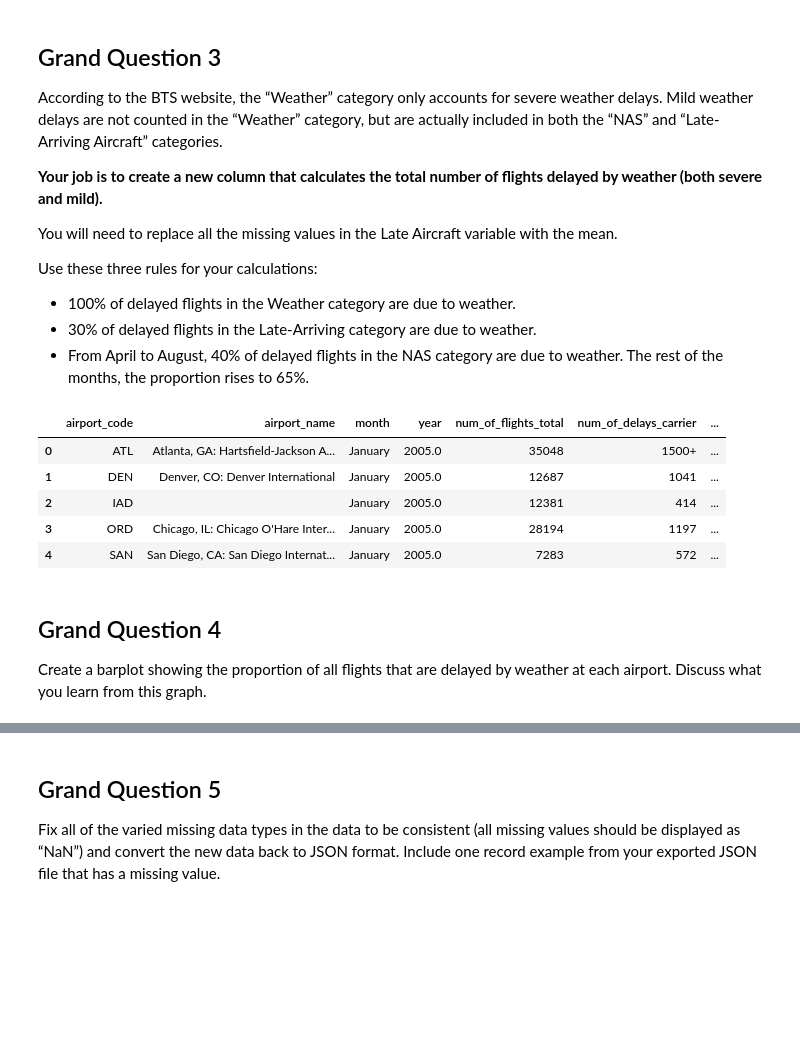
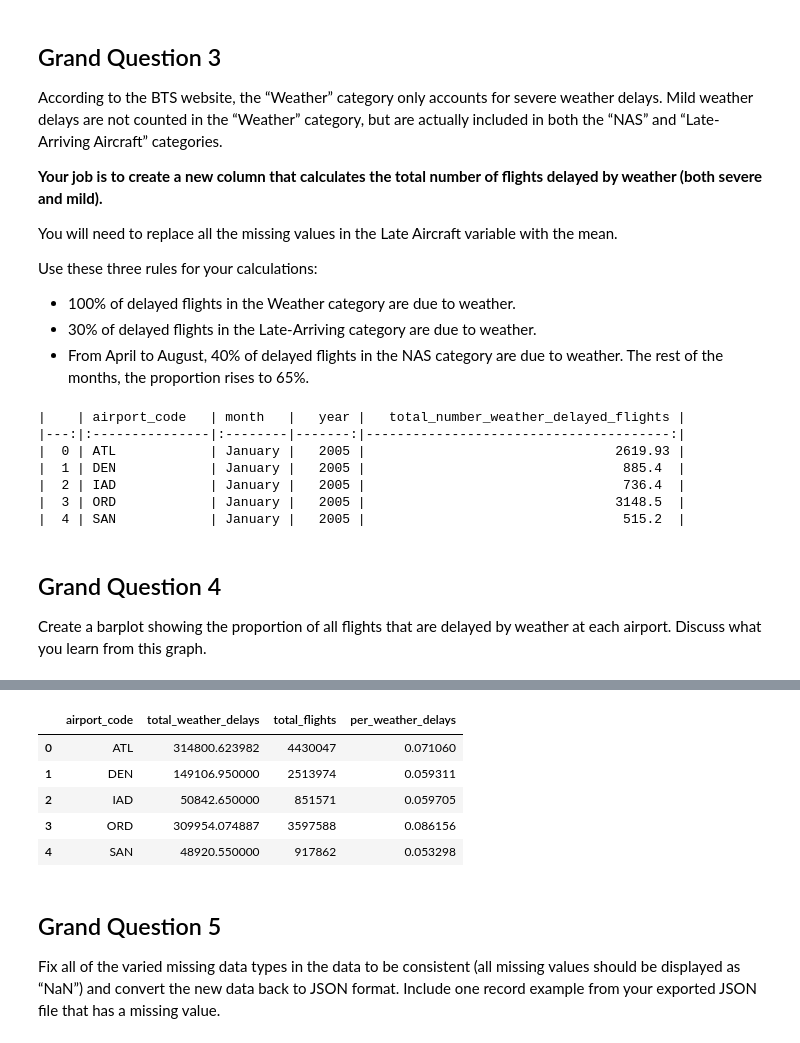
Before and after one commit to TrellixVulnTeam/CSE_250_03HB, a Jupyter notebook: Project 2 Are we missing JSON on our flight/Project2.ipynb, the cells around one changed output, grey strips where cells are left out. Saved outputs shown, nothing was run; the diff lists cells and outputs as text; code cells hidden in the pictures; blank space fills up the shorter version.

```diff
--- a/Project 2 Are we missing JSON on our flight/Project2.ipynb
+++ b/Project 2 Are we missing JSON on our flight/Project2.ipynb
@@ -90,25 +106,27 @@ Use these three rules for your calculations:
 late_aircraft_avg = flights.num_of_delays_late_aircraft.replace(-999, np.nan).mean()
 q3 = flights
 q3.num_of_delays_late_aircraft.replace(-999, late_aircraft_avg, inplace = True)
-q3
+# q3
 
 q3_new = (
     q3
-    .assign(total_number_weather_delayed_flights = lambda x: x.num_of_delays_late_aircraft * 0.3 +
-                                                             x.num_of_delays_nas * 0.4 +
-                                                             x.num_of_delays_weather
+    .assign(total_number_weather_delayed_flights = lambda x: x.         num_of_delays_late_aircraft * 0.3 +
+         x.num_of_delays_nas * 0.4 +
+         x.num_of_delays_weather
     )
+    # .sort_values('total_number_weather_delayed_flights')
     # .filter('total_number_weather_delayed_flights')
 )
-q3_new.head()
+print(q3_new.filter(["airport_code", "month", "year", "total_number_weather_delayed_flights", ]).head().to_markdown())
 # q3.head()
 # %% [output]
-|  | airport_code | airport_name | month | year | num_of_flights_total | num_of_delays_carrier | ... |
-| 0 | ATL | Atlanta, GA: Hartsfield-Jackson A... | January | 2005.0 | 35048 | 1500+ | ... |
-| 1 | DEN | Denver, CO: Denver International | January | 2005.0 | 12687 | 1041 | ... |
-| 2 | IAD |  | January | 2005.0 | 12381 | 414 | ... |
-| 3 | ORD | Chicago, IL: Chicago O'Hare Inter... | January | 2005.0 | 28194 | 1197 | ... |
-| 4 | SAN | San Diego, CA: San Diego Internat... | January | 2005.0 | 7283 | 572 | ... |
+|    | airport_code   | month   |   year |   total_number_weather_delayed_flights |
+|---:|:---------------|:--------|-------:|---------------------------------------:|
+|  0 | ATL            | January |   2005 |                                2619.93 |
+|  1 | DEN            | January |   2005 |                                 885.4  |
+|  2 | IAD            | January |   2005 |                                 736.4  |
+|  3 | ORD            | January |   2005 |                                3148.5  |
+|  4 | SAN            | January |   2005 |                                 515.2  |
 # %% [markdown]
 ## Grand Question 4
 Create a barplot showing the proportion of all flights that are delayed by weather at each airport. Discuss what you learn from this graph.
@@ -133,9 +151,17 @@ weather = q3.assign(
 # %%
 q4_data = (weather.groupby("airport_code")
                 .agg(total_weather_delays = ('total_weather', sum),
                      total_flights = ("num_of_flights_total", sum))
                 .assign(per_weather_delays = lambda x: x.total_weather_delays / x.total_flights)
                 .reset_index())
+q4_data.head()
+# %% [output]
+|  | airport_code | total_weather_delays | total_flights | per_weather_delays |
+| 0 | ATL | 314800.623982 | 4430047 | 0.071060 |
+| 1 | DEN | 149106.950000 | 2513974 | 0.059311 |
+| 2 | IAD | 50842.650000 | 851571 | 0.059705 |
+| 3 | ORD | 309954.074887 | 3597588 | 0.086156 |
+| 4 | SAN | 48920.550000 | 917862 | 0.053298 |
 # %% [markdown]
 ## Grand Question 5
 Fix all of the varied missing data types in the data to be consistent (all missing values should be displayed as “NaN”) and convert the new data back to JSON format. Include one record example from your exported JSON file that has a missing value.
```
Also changed, not shown: parts of 4 cells of this notebook, 51 other files.
